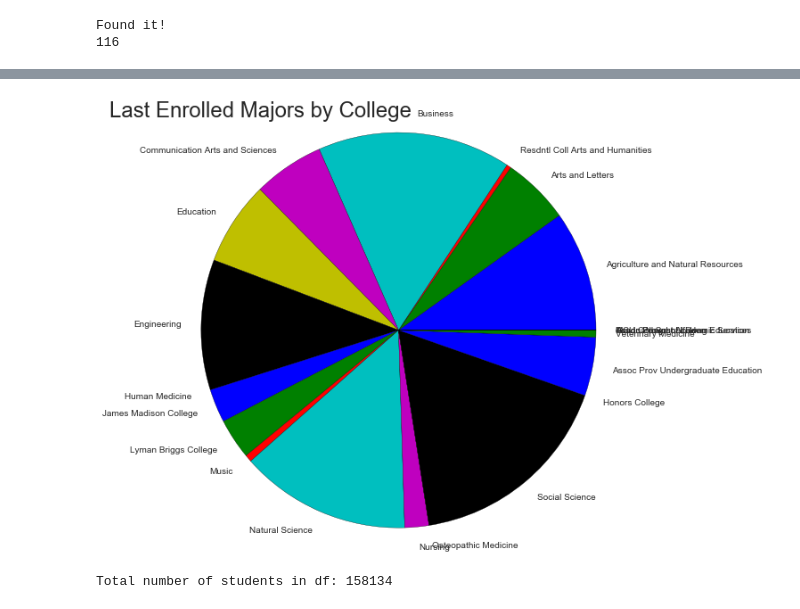
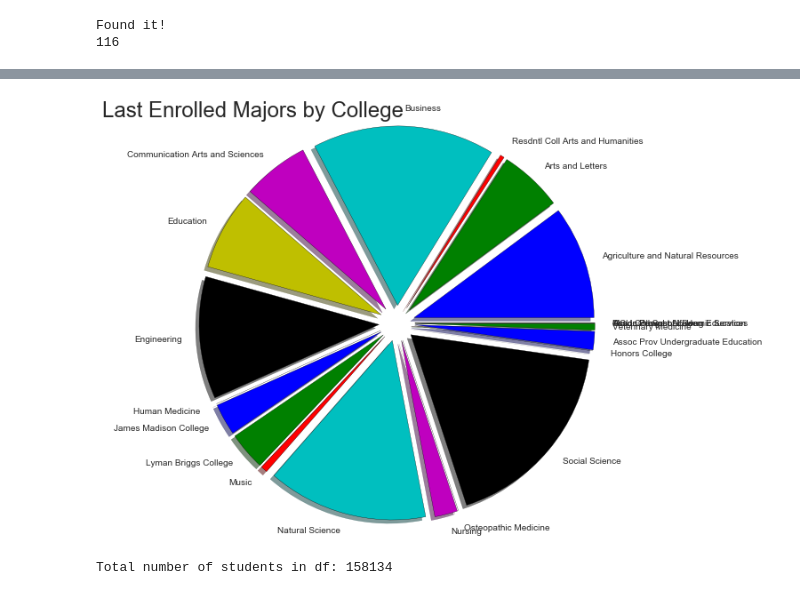
Before and after one commit to PERLMSU/PERL-computational-undergrad-data, a Jupyter notebook: Demographics Data.ipynb, the cells around one changed output, grey strips where cells are left out. Cells and saved outputs as stored; diff of their text form; code cells hidden in the pictures.

```diff
--- a/Demographics Data.ipynb
+++ b/Demographics Data.ipynb
@@ -701,7 +701,8 @@ print(ent_num_students_ls)
 # %%
+explode = np.repeat(0.1, len(ent_num_students_ls))
 fig = plt.figure(figsize=(8,8))
-plt.pie(ent_num_students_ls, labels=college_list)
+plt.pie(ent_num_students_ls, labels=college_list, explode=explode, shadow=True)
 plt.axis('equal')
-plt.text(-0.7, 1.08, 'Incoming Majors by College', horizontalalignment='center', fontsize=24)
+plt.text(0.8, 1.2, 'Incoming Majors by College', horizontalalignment='center', fontsize=24)
 plt.show()
 # %% [output]
@@ -1106,0 +1072,16 @@ Last Enrolled # Law students: 0
+# %%
+last_GSD = 0   #find number of last enrolled GSD students
+for i in demogs_all['Last enrolled major code']:
+    try:
+        j = int(i)
+    except:
+        continue
+    for m in df_GSD['major_code']:
+        try:
+            n = int(m)
+        except:
+            continue
+        if j == n:
+            last_GSD += 1
+last_enrolled_students_list.append(last_GSD)
+print('Last Enrolled # GSD students:', last_GSD)
@@ -1106,0 +1090,16 @@ Last Enrolled # Law students: 0
+# %%
+last_Law = 0   #find number of last enrolled Law students
+for i in demogs_all['Last enrolled major code']:
+    try:
+        j = int(i)
+    except:
+        continue
+    for m in df_Law['major_code']:
+        try:
+            n = int(m)
+        except:
+            continue
+        if j == n:
+            last_Law += 1
+last_enrolled_students_list.append(last_Law)
+print('Last Enrolled # Law students:', last_Law)
@@ -1113,11 +1114,11 @@ print(last_enrolled_students_list)
 # %%
 fig = plt.figure(figsize=(8,8))
-plt.pie(last_enrolled_students_list, labels=college_list)
+plt.pie(last_enrolled_students_list, labels=college_list, explode=explode, shadow=True)
 plt.axis('equal')
-plt.text(-0.7, 1.08, 'Last Enrolled Majors by College', horizontalalignment='center', fontsize=24)
+plt.text(-0.8, 1.15, 'Last Enrolled Majors by College', horizontalalignment='center', fontsize=24)
 plt.show()
 # %% [output]
-[figure, old version]
+[figure, new version]
 # %%
 #total number of students in dataframe
 print('Total number of students in df:', len(demogs_all['Entering Term Major code']))
```
Also changed, not shown: parts of 95 cells of this notebook.
